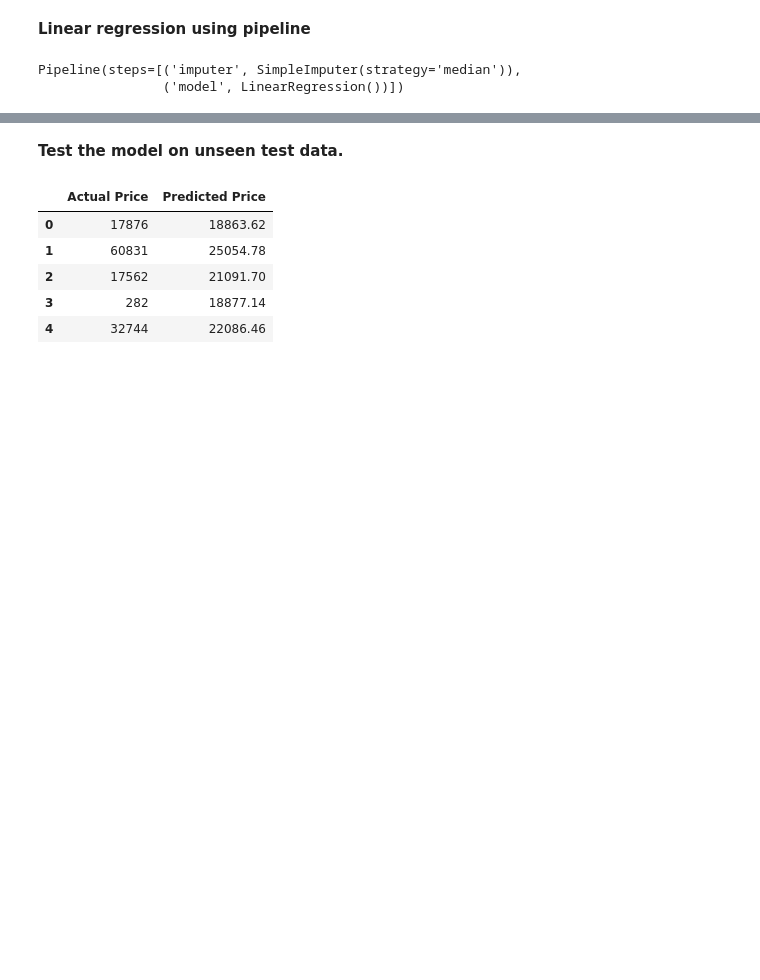
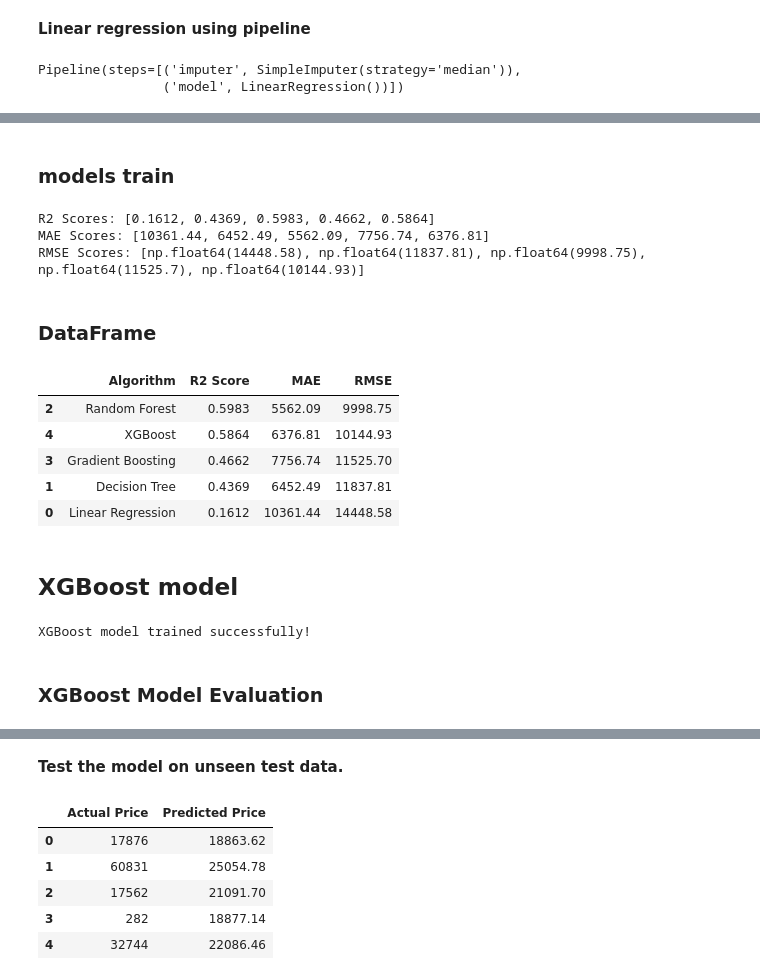
Before and after one commit to sahilchavan08/Machine_Larnining, a Jupyter notebook: Linear Regrassion/car_prediction.ipynb, the cells around one changed output, grey strips where cells are left out. Drawn from its saved outputs; the diff is of its cells as text; code cells hidden in the pictures; blank space fills up the shorter version.

```diff
--- a/Linear Regrassion/car_prediction.ipynb
+++ b/Linear Regrassion/car_prediction.ipynb
@@ -394,0 +451,80 @@ Pipeline(steps=[('imputer', SimpleImputer(strategy='median')),
+# %% [markdown]
+### models train
+# %%
+from sklearn.pipeline import Pipeline
+from sklearn.impute import SimpleImputer
+from sklearn.metrics import r2_score, mean_absolute_error, mean_squared_error
+import numpy as np
+
+r2_scores = []
+mae_scores = []
+rmse_scores = []
+
+for name, model in dct.items():
+
+    pipeline_model = Pipeline([
+        ('imputer', SimpleImputer(strategy='median')),
+        ('model', model)
+    ])
+
+    pipeline_model.fit(X_train, y_train)
+
+    ypred_test = pipeline_model.predict(X_test)
+
+    r2_scores.append(round(r2_score(y_test, ypred_test), 4))
+    mae_scores.append(round(mean_absolute_error(y_test, ypred_test), 2))
+    rmse_scores.append(round(np.sqrt(mean_squared_error(y_test, ypred_test)), 2))
+
+print("R2 Scores:", r2_scores)
+print("MAE Scores:", mae_scores)
+print("RMSE Scores:", rmse_scores)
+# %% [output]
+R2 Scores: [0.1612, 0.4369, 0.5983, 0.4662, 0.5864]
+MAE Scores: [10361.44, 6452.49, 5562.09, 7756.74, 6376.81]
+RMSE Scores: [np.float64(14448.58), np.float64(11837.81), np.float64(9998.75), np.float64(11525.7), np.float64(10144.93)]
+# %% [markdown]
+### DataFrame
+# %%
+res = {
+    'Algorithm': list(dct.keys()),
+    'R2 Score': r2_scores,
+    'MAE': mae_scores,
+    'RMSE': rmse_scores
+}
+
+df_res = pd.DataFrame(res)
+
+df_res.sort_values(
+    by='R2 Score',
+    ascending=False
+)
+# %% [output]
+|  | Algorithm | R2 Score | MAE | RMSE |
+| 2 | Random Forest | 0.5983 | 5562.09 | 9998.75 |
+| 4 | XGBoost | 0.5864 | 6376.81 | 10144.93 |
+| 3 | Gradient Boosting | 0.4662 | 7756.74 | 11525.70 |
+| 1 | Decision Tree | 0.4369 | 6452.49 | 11837.81 |
+| 0 | Linear Regression | 0.1612 | 10361.44 | 14448.58 |
+# %% [markdown]
+## XGBoost model
+# %%
+from xgboost import XGBRegressor
+
+model = XGBRegressor(
+    n_estimators=100,
+    max_depth=5,
+    random_state=42
+)
+
+pipeline_xgb = Pipeline([
+    ('imputer', SimpleImputer(strategy='median')),
+    ('model', model)
+])
+
+pipeline_xgb.fit(X_train, y_train)
+
+print("XGBoost model trained successfully!")
+# %% [output]
+XGBoost model trained successfully!
+# %% [markdown]
+### XGBoost Model Evaluation
```
Also changed, not shown: parts of 16 cells of this notebook.
